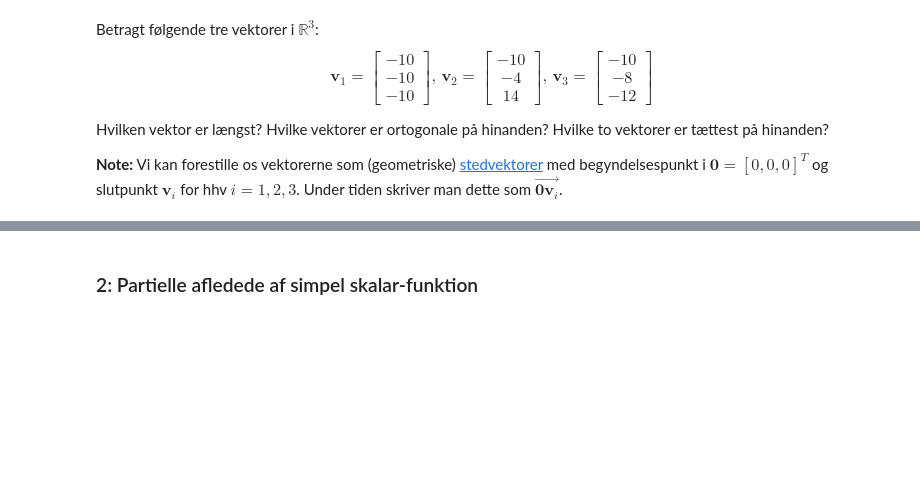
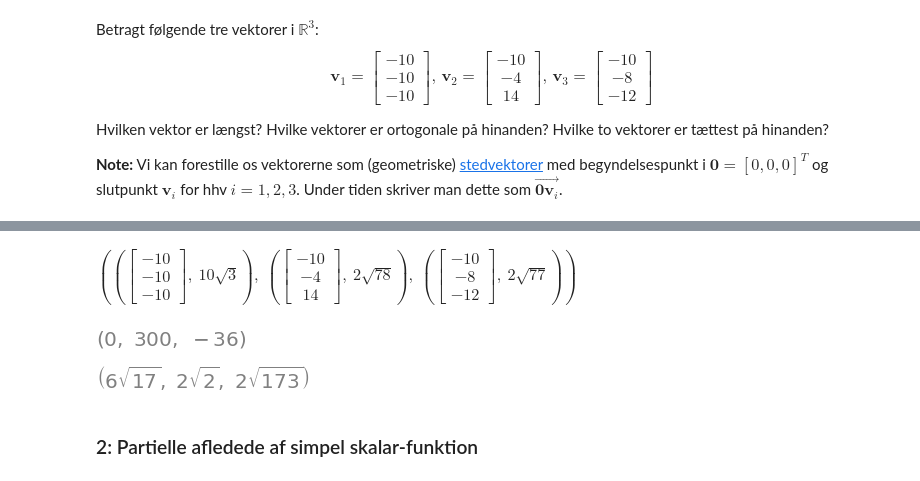
Before and after one commit to Chrisser1/01002-Mathematics-1b, a Jupyter notebook: week1/inclass_week01.ipynb, the cells around one changed output, grey strips where cells are left out. Saved outputs shown, nothing was run; the diff lists cells and outputs as text; code cells hidden in the pictures; blank space fills up the shorter version.

```diff
--- a/week1/inclass_week01.ipynb
+++ b/week1/inclass_week01.ipynb
@@ -293,3 +431,18 @@ Vi kan forestille os vektorerne som (geometriske) [stedvektorer](https://en.wiki
+# %%
+v1 = Matrix([-10,-10,-10])
+v2 = Matrix([-10,-4,14])
+v3 = Matrix([-10,-8,-12])
+(v1, v1.norm()), (v2, v2.norm()), (v3, v3.norm())
+# %% [output]
+$\displaystyle \left( \left( \left[\begin{matrix}-10\\-10\\-10\end{matrix}\right], \  10 \sqrt{3}\right), \  \left( \left[\begin{matrix}-10\\-4\\14\end{matrix}\right], \  2 \sqrt{78}\right), \  \left( \left[\begin{matrix}-10\\-8\\-12\end{matrix}\right], \  2 \sqrt{77}\right)\right)$
+# %%
+(v1.dot(v2)), (v1.dot(v3)), (v2.dot(v3))
+# %% [output]
+[figure, added]
+# %%
+(v1-v2).norm(), (v1-v3).norm(), (v2-v3).norm()
+# %% [output]
+[figure, added]
 # %% [markdown]
 ### 2: Partielle afledede af simpel skalar-funktion
 # %% [markdown]
```
Also changed, not shown: parts of 27 cells of this notebook, 8 other files.
